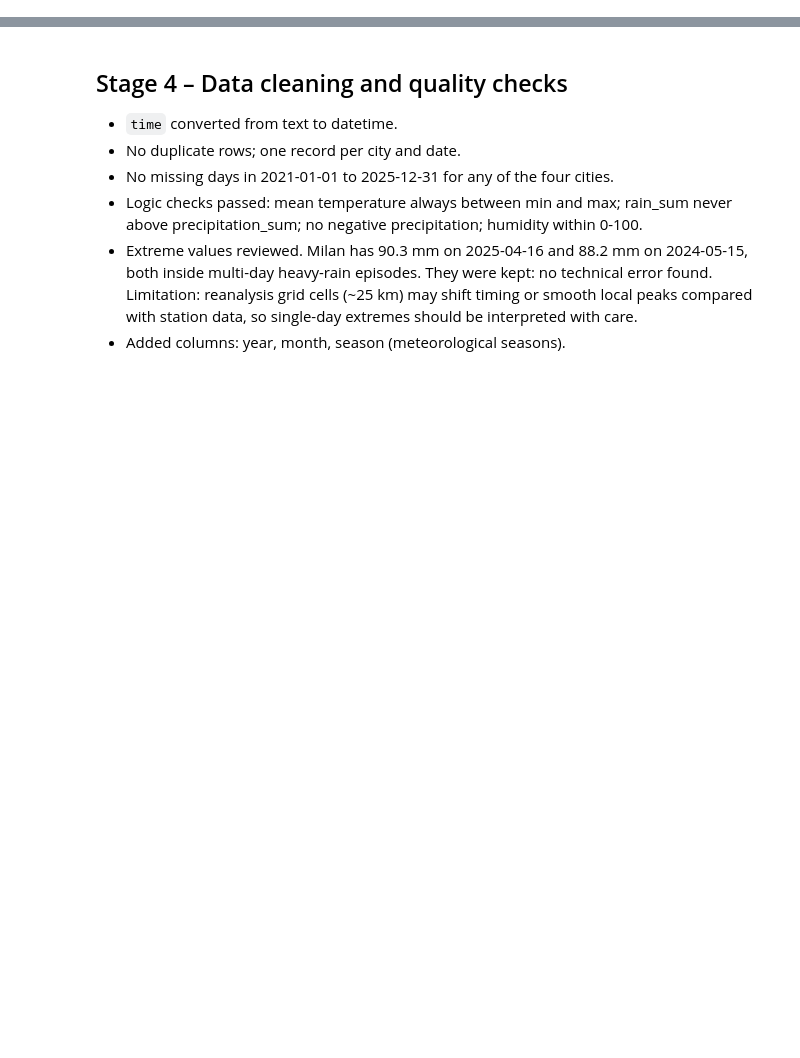
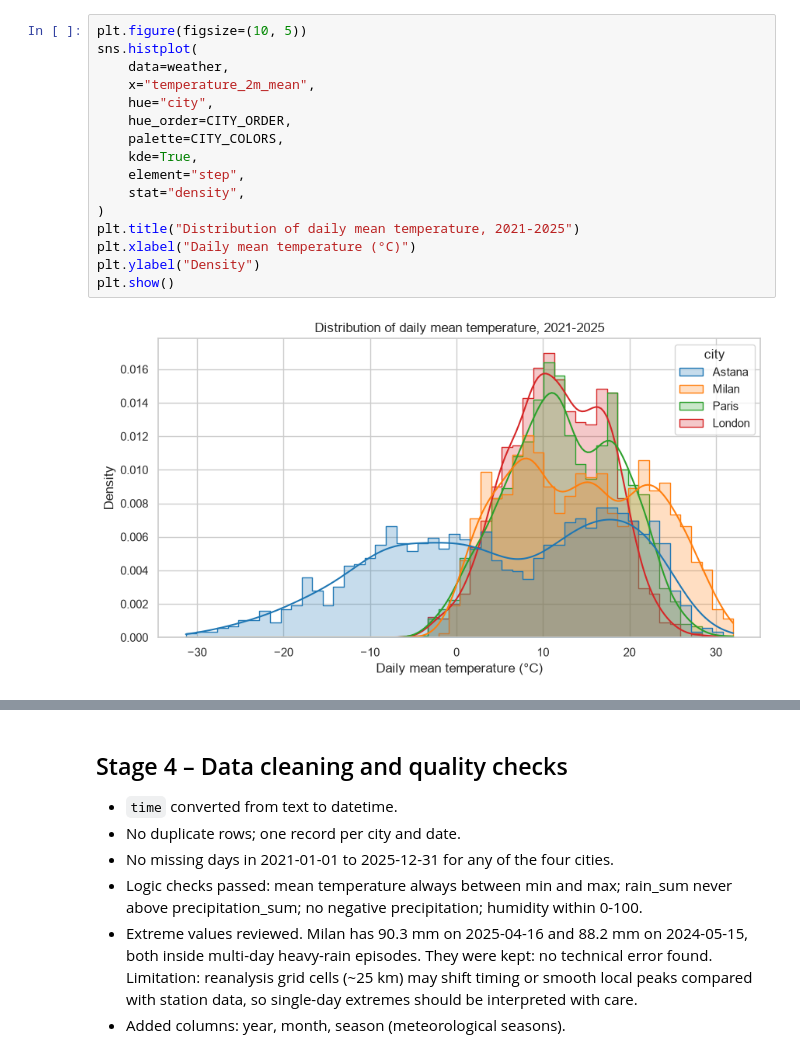
Before and after one commit to marlesulydan/Weather-data-analysis-, a Jupyter notebook: notebooks/weather_analysis.ipynb, the cells around one changed output, grey strips where cells are left out. Drawn from its saved outputs; the diff is of its cells as text; blank space fills up the shorter version.

```diff
--- a/notebooks/weather_analysis.ipynb
+++ b/notebooks/weather_analysis.ipynb
@@ -0,0 +58,18 @@
+# %%
+plt.figure(figsize=(10, 5))
+sns.histplot(
+    data=weather,
+    x="temperature_2m_mean",
+    hue="city",
+    hue_order=CITY_ORDER,
+    palette=CITY_COLORS,
+    kde=True,
+    element="step",
+    stat="density",
+)
+plt.title("Distribution of daily mean temperature, 2021-2025")
+plt.xlabel("Daily mean temperature (°C)")
+plt.ylabel("Density")
+plt.show()
+# %% [output]
+[figure, added]
```
Also changed, not shown: parts of 5 cells of this notebook.
